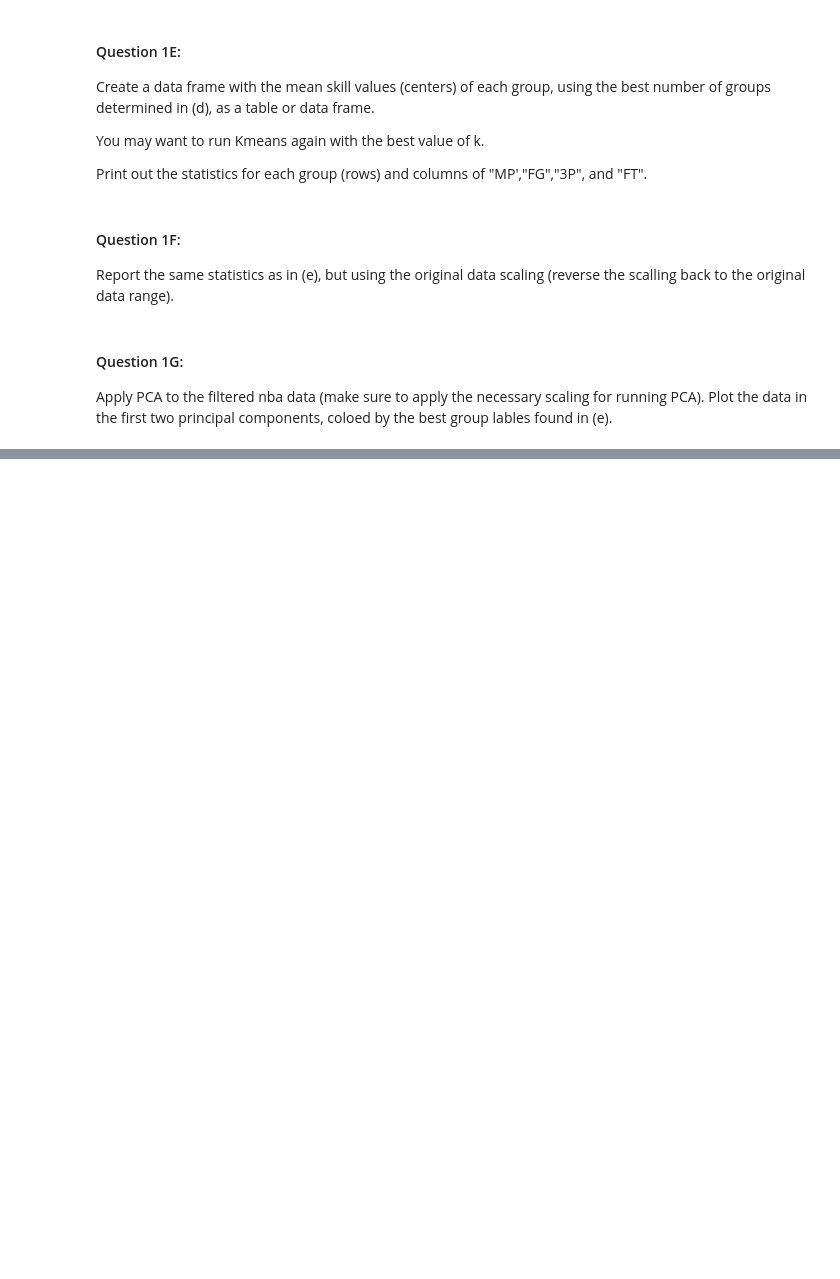
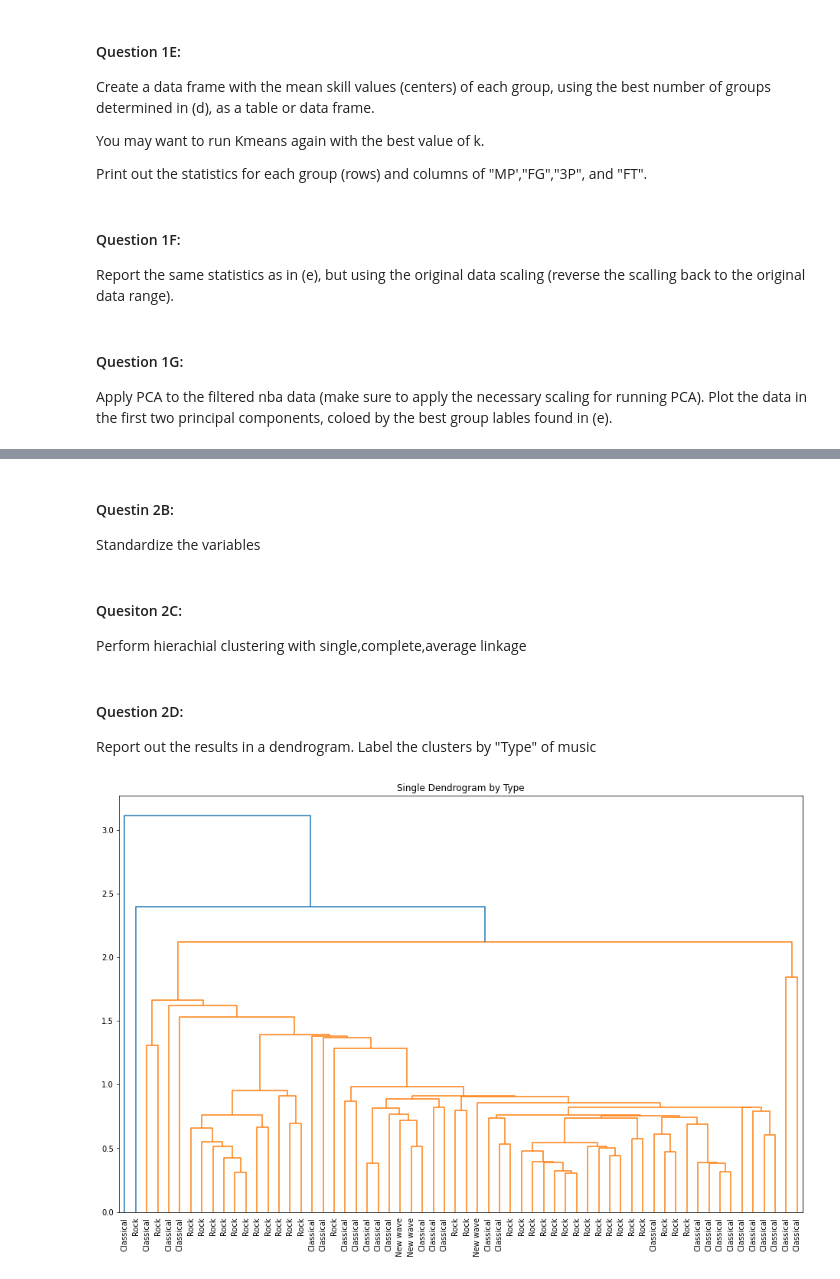
Before and after one commit to DevvyDont/DataMining, a Jupyter notebook: A4/A4_Group_Zamorano.ipynb, the cells around one changed output, grey strips where cells are left out. Saved outputs shown, nothing was run; the diff lists cells and outputs as text; code cells hidden in the pictures; blank space fills up the shorter version.

Commit message:
Question 2 complete, question 1 failed

```diff
--- a/A4/A4_Group_Zamorano.ipynb
+++ b/A4/A4_Group_Zamorano.ipynb
@@ -41,0 +65,11 @@ Apply PCA to the filtered nba data (make sure to apply the necessary scaling for
+# %%
+#load music2.csv
+df = pd.read_csv('music2.csv')
+
+#make a copy for later
+df2 = df
+
+#drop columns not interested in
+df_filter = df.drop(columns=['Song','Artist','Type'])
+
+df_filter.head()
@@ -41,0 +83,37 @@ Apply PCA to the filtered nba data (make sure to apply the necessary scaling for
+# %% [markdown]
+#### Questin 2B:
+Standardize the variables
+# %%
+from sklearn.preprocessing import StandardScaler
+
+scale= StandardScaler()
+
+# separate the independent and dependent variables
+X_data = df_filter
+target = df2.drop(columns=['Song','LVar','LAve','LMax','LFEner','LFreq'])
+
+# standardization of dependent variables
+scaled_data = scale.fit_transform(X_data)
+#print(scaled_data)
+#print(target)
+# %% [markdown]
+#### Quesiton 2C:
+Perform hierachial clustering with single,complete,average linkage
+# %%
+#create linkage for single, complete, average
+s_link = linkage(scaled_data, method='single')
+c_link = linkage(scaled_data, method='complete')
+a_link = linkage(scaled_data, method='average')
+# %% [markdown]
+#### Question 2D:
+Report out the results in a dendrogram. Label the clusters by "Type" of music
+# %%
+#set target index to "Type"
+df=target.set_index('Type')
+
+#plot 1D dendrogram single linkage by type
+plt.figure(figsize=(16, 10))
+plt.title("Single Dendrogram by Type")
+S=dendrogram(s_link,labels=df.index,leaf_font_size=10)
+# %% [output]
+[figure, added]
```
Also changed, not shown: parts of 16 cells of this notebook.
